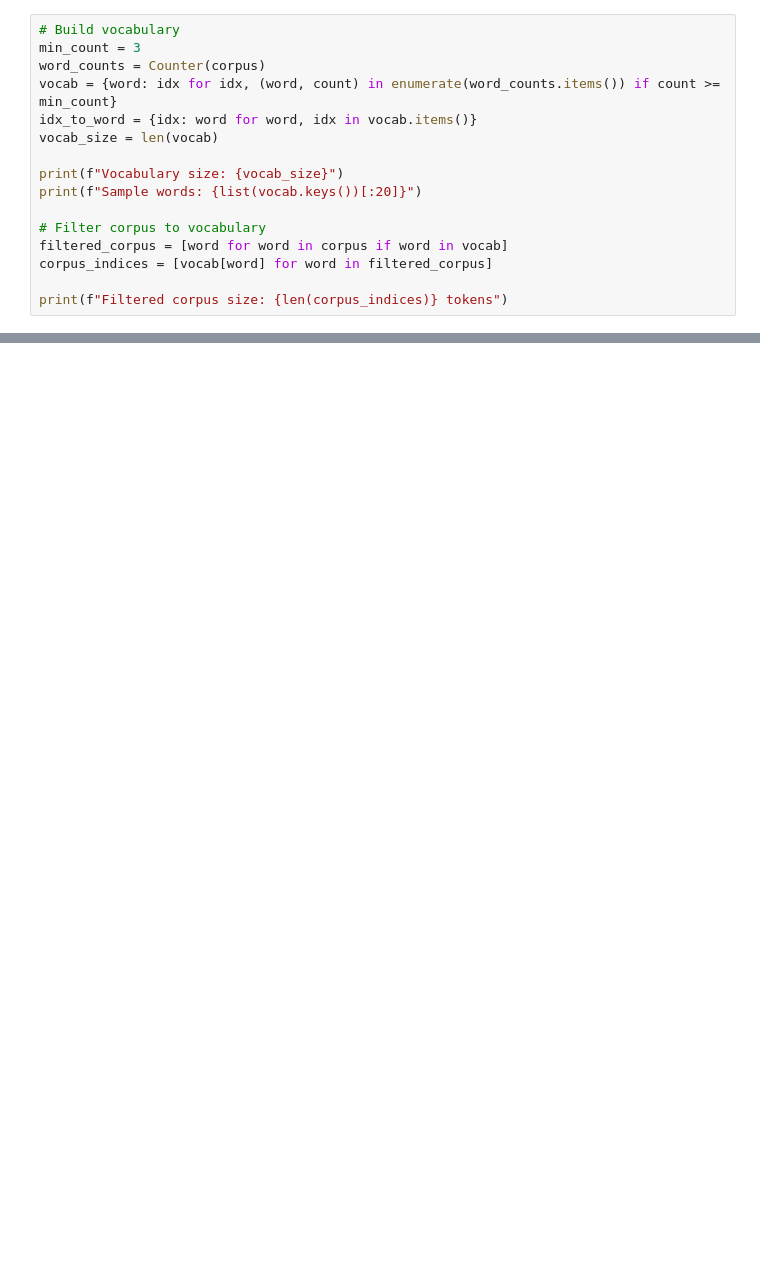
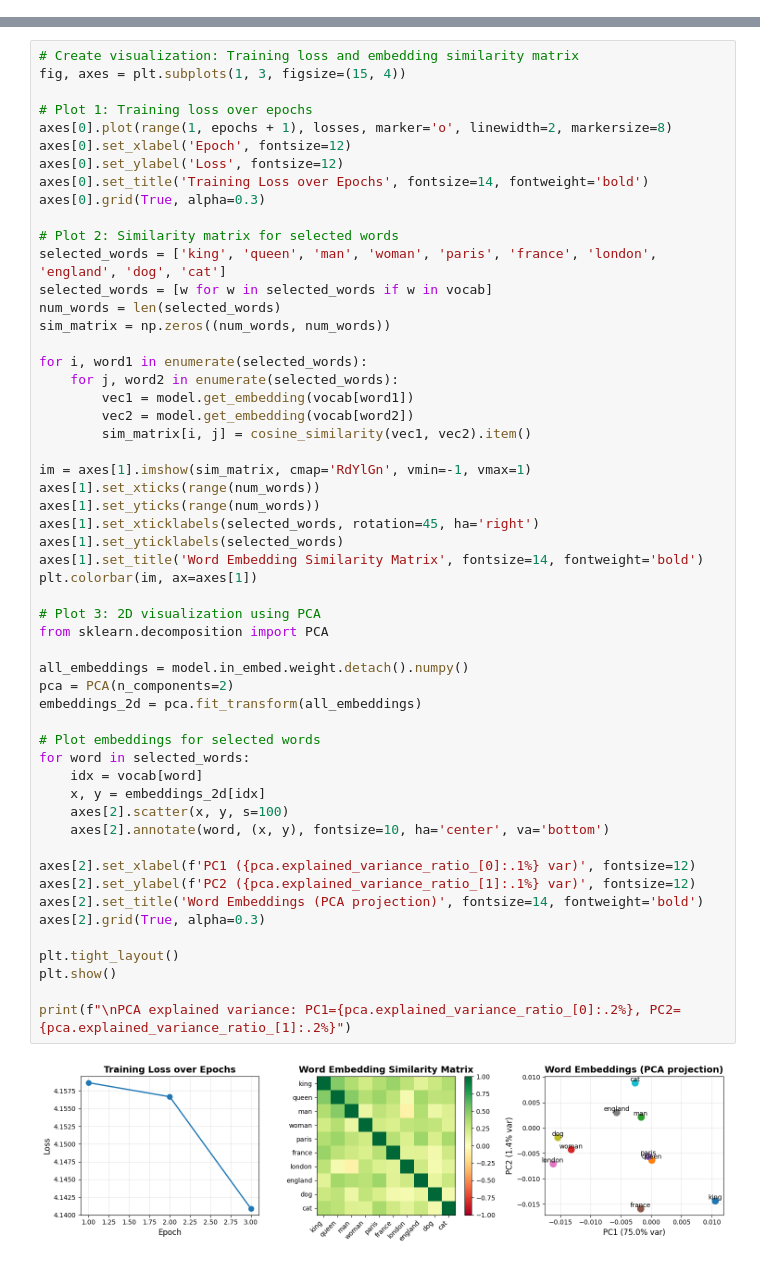
Before and after one commit to sa1dasari/paper-to-prototype, a Jupyter notebook: output/word2vec/prototype.ipynb, the cells around one changed output, grey strips where cells are left out. Cells and saved outputs as stored; diff of their text form; blank space fills up the shorter version.

```diff
--- a/output/word2vec/prototype.ipynb
+++ b/output/word2vec/prototype.ipynb
@@ -77,16 +87,0 @@ where $v_{w_I}$ is the center word embedding, $v'_{w_O}$ is the context word emb
-# %%
-# Build vocabulary
-min_count = 3
-word_counts = Counter(corpus)
-vocab = {word: idx for idx, (word, count) in enumerate(word_counts.items()) if count >= min_count}
-idx_to_word = {idx: word for word, idx in vocab.items()}
-vocab_size = len(vocab)
-
-print(f"Vocabulary size: {vocab_size}")
-print(f"Sample words: {list(vocab.keys())[:20]}")
-
-# Filter corpus to vocabulary
-filtered_corpus = [word for word in corpus if word in vocab]
-corpus_indices = [vocab[word] for word in filtered_corpus]
-
-print(f"Filtered corpus size: {len(corpus_indices)} tokens")
@@ -410,0 +304,56 @@ The left plot shows the training loss decreasing over epochs, indicating the mod
+# %%
+# Create visualization: Training loss and embedding similarity matrix
+fig, axes = plt.subplots(1, 3, figsize=(15, 4))
+
+# Plot 1: Training loss over epochs
+axes[0].plot(range(1, epochs + 1), losses, marker='o', linewidth=2, markersize=8)
+axes[0].set_xlabel('Epoch', fontsize=12)
+axes[0].set_ylabel('Loss', fontsize=12)
+axes[0].set_title('Training Loss over Epochs', fontsize=14, fontweight='bold')
+axes[0].grid(True, alpha=0.3)
+
+# Plot 2: Similarity matrix for selected words
+selected_words = ['king', 'queen', 'man', 'woman', 'paris', 'france', 'london', 'england', 'dog', 'cat']
+selected_words = [w for w in selected_words if w in vocab]
+num_words = len(selected_words)
+sim_matrix = np.zeros((num_words, num_words))
+
+for i, word1 in enumerate(selected_words):
+    for j, word2 in enumerate(selected_words):
+        vec1 = model.get_embedding(vocab[word1])
+        vec2 = model.get_embedding(vocab[word2])
+        sim_matrix[i, j] = cosine_similarity(vec1, vec2).item()
+
+im = axes[1].imshow(sim_matrix, cmap='RdYlGn', vmin=-1, vmax=1)
+axes[1].set_xticks(range(num_words))
+axes[1].set_yticks(range(num_words))
+axes[1].set_xticklabels(selected_words, rotation=45, ha='right')
+axes[1].set_yticklabels(selected_words)
+axes[1].set_title('Word Embedding Similarity Matrix', fontsize=14, fontweight='bold')
+plt.colorbar(im, ax=axes[1])
+
+# Plot 3: 2D visualization using PCA
+from sklearn.decomposition import PCA
+
+all_embeddings = model.in_embed.weight.detach().numpy()
+pca = PCA(n_components=2)
+embeddings_2d = pca.fit_transform(all_embeddings)
+
+# Plot embeddings for selected words
+for word in selected_words:
+    idx = vocab[word]
+    x, y = embeddings_2d[idx]
+    axes[2].scatter(x, y, s=100)
+    axes[2].annotate(word, (x, y), fontsize=10, ha='center', va='bottom')
+
+axes[2].set_xlabel(f'PC1 ({pca.explained_variance_ratio_[0]:.1%} var)', fontsize=12)
+axes[2].set_ylabel(f'PC2 ({pca.explained_variance_ratio_[1]:.1%} var)', fontsize=12)
+axes[2].set_title('Word Embeddings (PCA projection)', fontsize=14, fontweight='bold')
+axes[2].grid(True, alpha=0.3)
+
+plt.tight_layout()
+plt.show()
+
+print(f"\nPCA explained variance: PC1={pca.explained_variance_ratio_[0]:.2%}, PC2={pca.explained_variance_ratio_[1]:.2%}")
+# %% [output]
+[figure, added]
```
Also changed, not shown: parts of 17 cells of this notebook, 27 other files.
